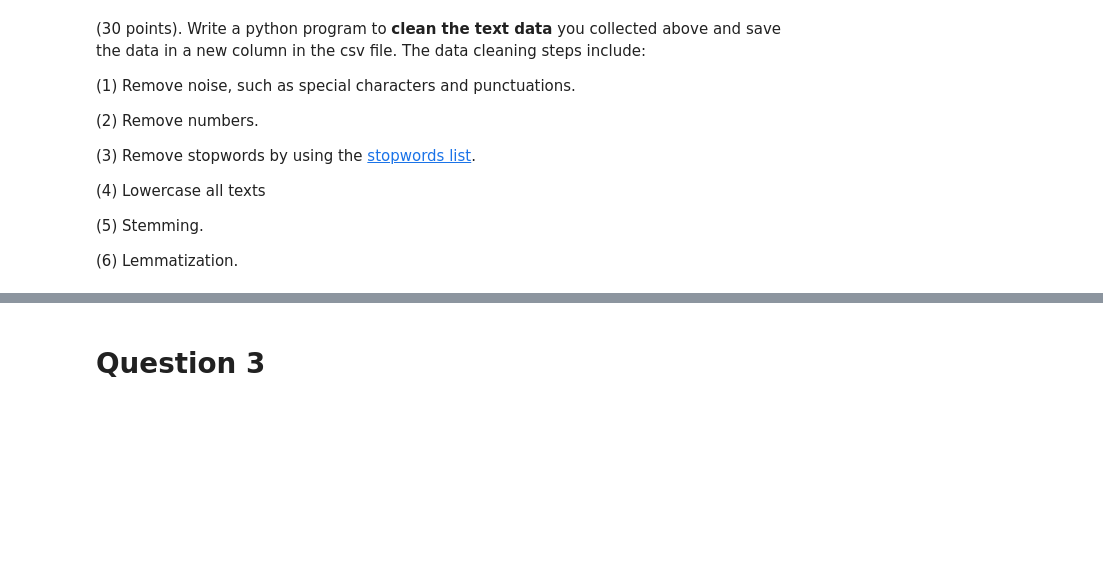
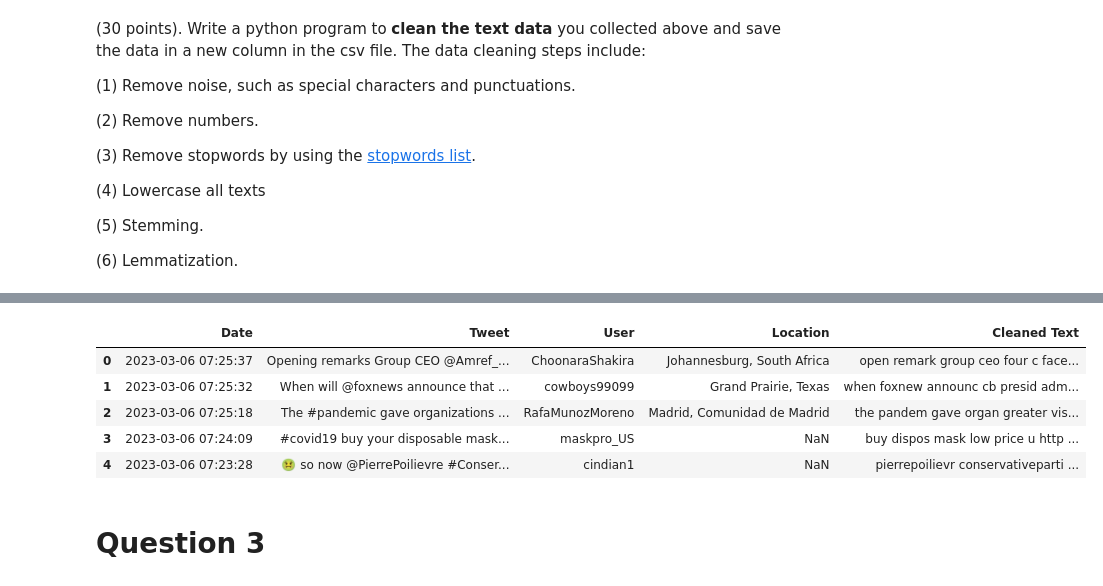
Before and after one commit to SangeethaKaveti/sangeetha_INFO5731_Spring2023, a Jupyter notebook: INFO5731_Assignment_Two.ipynb, the cells around one changed output, grey strips where cells are left out. Drawn from its saved outputs; the diff is of its cells as text; code cells hidden in the pictures; blank space fills up the shorter version.

```diff
--- a/INFO5731_Assignment_Two.ipynb
+++ b/INFO5731_Assignment_Two.ipynb
@@ -165,3 +98,0 @@ df
-# %%
-df['Lower Case'] = df['reviews'].apply(lambda x: " ".join(x.lower() for x in x.split()))
-df
@@ -182,5 +98,0 @@ df
-# %%
-from nltk.stem import PorterStemmer
-st = PorterStemmer()
-df['Stemming'] = df['Lower Case'].apply(lambda x: " ".join([st.stem(word) for word in x]))
-df
@@ -201,3 +98,0 @@ df
-# %%
-df['Removal of Punctuation'] = df['Lower Case'].str.replace('[^\w\s]','')
-df
@@ -218,6 +98,0 @@ df
-# %%
-from textblob import Word
-import nltk
-nltk.download('wordnet')
-df['Lemmatization'] = df['Removal of Punctuation'].apply(lambda x: " ".join([Word(word).lemmatize() for word in x.split()]))
-df
@@ -239,0 +99,26 @@ df
+# %%
+import nltk
+nltk.download('omw-1.4')
+nltk.download('stopwords')
+nltk.download('punkt')
+nltk.download('wordnet')
+from nltk.corpus import stopwords
+from nltk.tokenize import word_tokenize
+from nltk.stem import WordNetLemmatizer,PorterStemmer
+lemmatizer=WordNetLemmatizer()
+stop_words=set(stopwords.words('english'))
+ps = PorterStemmer()
+
+
+for i in df.index:
+  k=word_tokenize(df['Tweet'][i])
+  l=[word.lower() for word in k if word.isalpha() and word not in stop_words]
+
+  lema=[lemmatizer.lemmatize(words) for words in l]
+  stemm=[ps.stem(words) for words in lema]
+  clean_text=' '.join(stemm)
+  df['Cleaned Text'][i]=clean_text
+
+
+df.head()
+# %% [output]
@@ -240 +132,7 @@ df
+|  | Date | Tweet | User | Location | Cleaned Text |
+| 0 | 2023-03-06 07:25:37 | Opening remarks Group CEO @Amref_... | ChoonaraShakira | Johannesburg, South Africa | open remark group ceo four c face... |
+| 1 | 2023-03-06 07:25:32 | When will @foxnews announce that ... | cowboys99099 | Grand Prairie, Texas | when foxnew announc cb presid adm... |
+| 2 | 2023-03-06 07:25:18 | The #pandemic gave organizations ... | RafaMunozMoreno | Madrid, Comunidad de Madrid | the pandem gave organ greater vis... |
+| 3 | 2023-03-06 07:24:09 | #covid19 buy your disposable mask... | maskpro_US | NaN | buy dispos mask low price u http ... |
+| 4 | 2023-03-06 07:23:28 | 🤢 so now @PierrePoilievre #Conser... | cindian1 | NaN | pierrepoilievr conservativeparti ... |
 # %%
```
Also changed, not shown: parts of 29 cells of this notebook.
